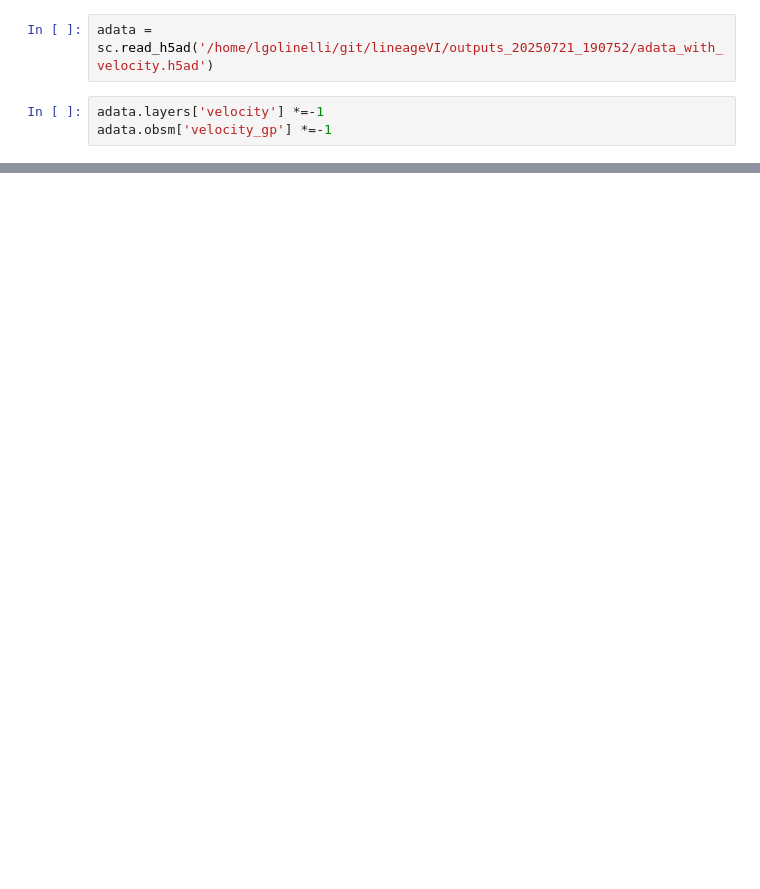
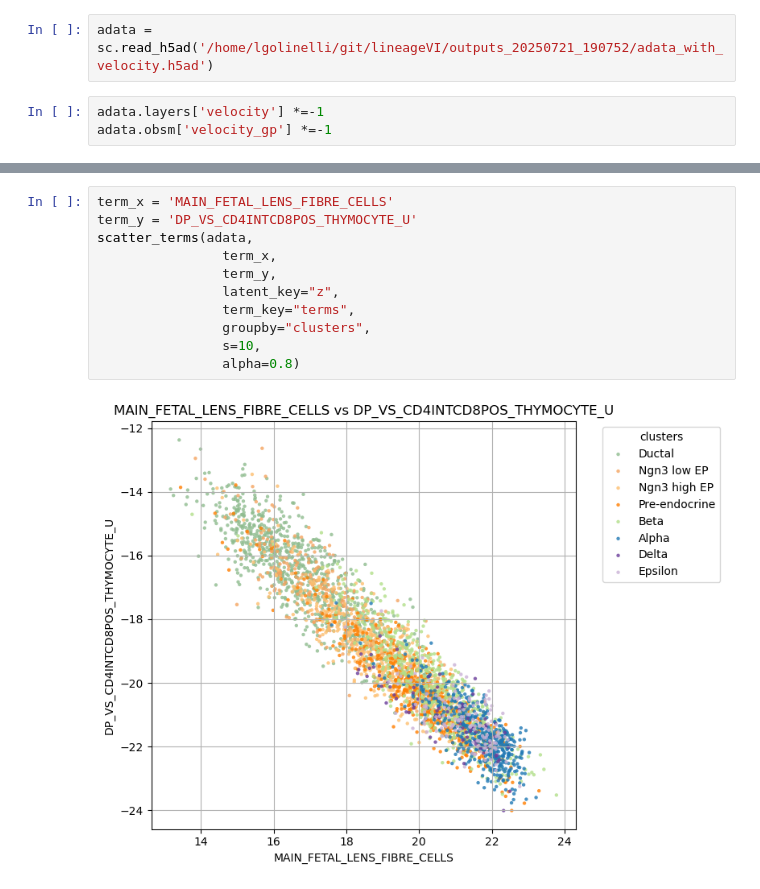
Before and after one commit to leonardogolinelli/lineageVI, a Jupyter notebook: downstream_notebook.ipynb, the cells around one changed output, grey strips where cells are left out. Saved outputs shown, nothing was run; the diff lists cells and outputs as text; blank space fills up the shorter version.

```diff
--- a/downstream_notebook.ipynb
+++ b/downstream_notebook.ipynb
@@ -66,0 +98,13 @@ computing velocity embedding
+# %%
+term_x = 'MAIN_FETAL_LENS_FIBRE_CELLS'
+term_y = 'DP_VS_CD4INTCD8POS_THYMOCYTE_U'
+scatter_terms(adata,
+                term_x,
+                term_y,
+                latent_key="z",
+                term_key="terms",
+                groupby="clusters",
+                s=10,
+                alpha=0.8)
+# %% [output]
+[figure, added]
```
Also changed, not shown: parts of 19 cells of this notebook, 6 other files.
